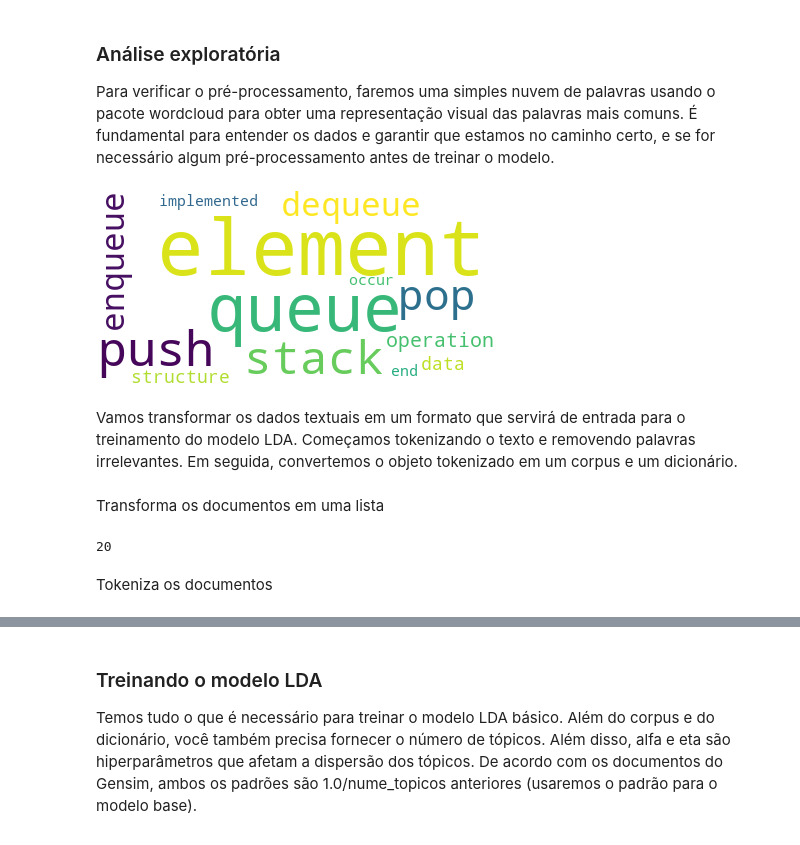
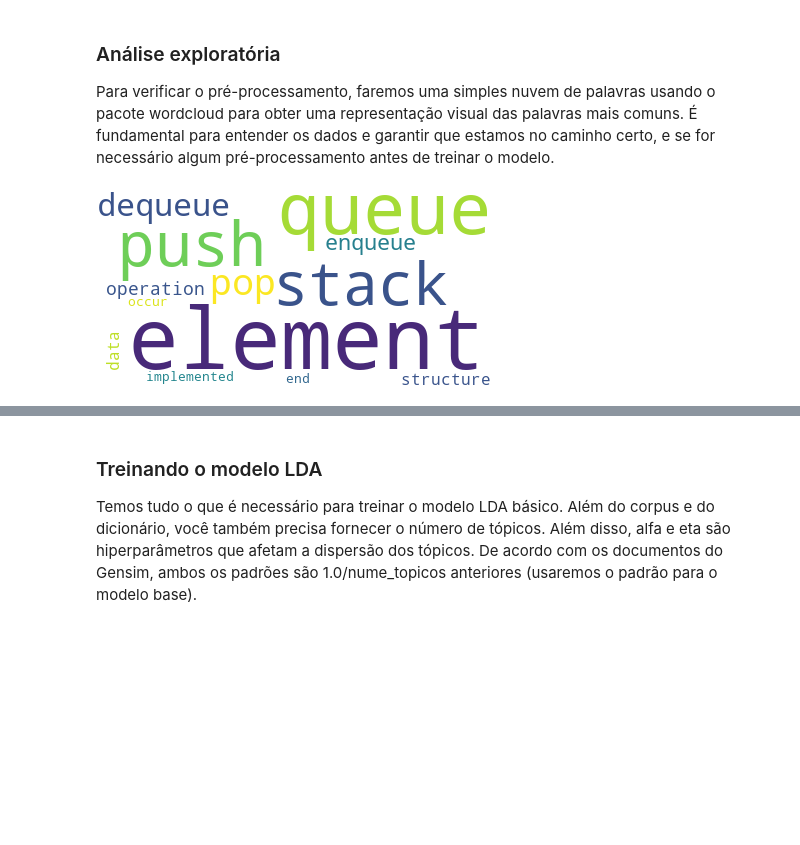
Before and after one commit to osmarbraz/exemplos_gensim, a Jupyter notebook: Exemplo_LDA_Coerente_Gensim_en.ipynb, the cells around one changed output, grey strips where cells are left out. Saved outputs shown, nothing was run; the diff lists cells and outputs as text; code cells hidden in the pictures; blank space fills up the shorter version.

```diff
--- a/Exemplo_LDA_Coerente_Gensim_en.ipynb
+++ b/Exemplo_LDA_Coerente_Gensim_en.ipynb
@@ -179,0 +306,14 @@ def getTextoSemStopword(lista_tokens, spacy_stopwords):
+# %%
+def removerPontuacao(textos):
+
+    """https://spacy.io/api/annotation"""
+
+    textos_saida = []
+
+    for sentenca in textos:
+
+        doc = nlp(" ".join(sentenca))
+
+        textos_saida.append([token.text for token in doc if token.pos_ not in ['PUNCT']])
+
+    return textos_saida
@@ -180 +344,20 @@ def getTextoSemStopword(lista_tokens, spacy_stopwords):
+# %%
+def lematizacao(textos, postags_permitidas=['NOUN', 'ADJ', 'VERB', 'ADV']):
+
+    """https://spacy.io/api/annotation"""
+
+    textos_saida = []
+
+    for sentenca in textos:
+        doc = nlp(" ".join(sentenca))
+
+        sentenca = []
+        for token in doc:
+          if token.pos_ in postags_permitidas:
+              sentenca.append(token.lemma_)
+
+        if len(sentenca) != 0:
+          textos_saida.append(sentenca)
+
+    return textos_saida
 # %% [markdown]
@@ -884,0 +1182,6 @@ Name: documento_processado, dtype: object
+# %%
+# Criando o dicionário sem lematização e sem as stopwords
+textos = preparaCorpus(documentos,
+                       minusculo=True,
+                       removePontuacao=True,
+                       removeStopwords=True)
@@ -889,29 +1257,17 @@ Para verificar o pré-processamento, faremos uma simples nuvem de palavras usand
 # %%
 # Importar a biblioteca wordcloud
 from wordcloud import WordCloud
 
 # Junte os diferentes documentos processados.
-long_string = ','.join(list(df['documento_processado'].values))
+long_string = ','.join(list([item for l in textos for item in l]))
 
 # Cria um objeto WordCloud
 wordcloud = WordCloud(background_color="white", max_words=5000, contour_width=3, contour_color='steelblue')
 
 # Gera uma nuvem de palavras
 wordcloud.generate(long_string)
 
 # Visualize a nuvem de palavras
 wordcloud.to_image()
 # %% [output]
-[figure, old version]
+[figure, new version]
-# %% [markdown]
-Vamos transformar os dados textuais em um formato que servirá de entrada para o treinamento do modelo LDA. Começamos tokenizando o texto e removendo palavras irrelevantes. Em seguida, convertemos o objeto tokenizado em um corpus e um dicionário.
-# %% [markdown]
-Transforma os documentos em uma lista
-# %%
-dados = df.documento_processado.values.tolist()
-
-print(len(dados))
-# %% [output]
-20
-# %% [markdown]
-Tokeniza os documentos
```
Also changed, not shown: parts of 117 cells of this notebook.
